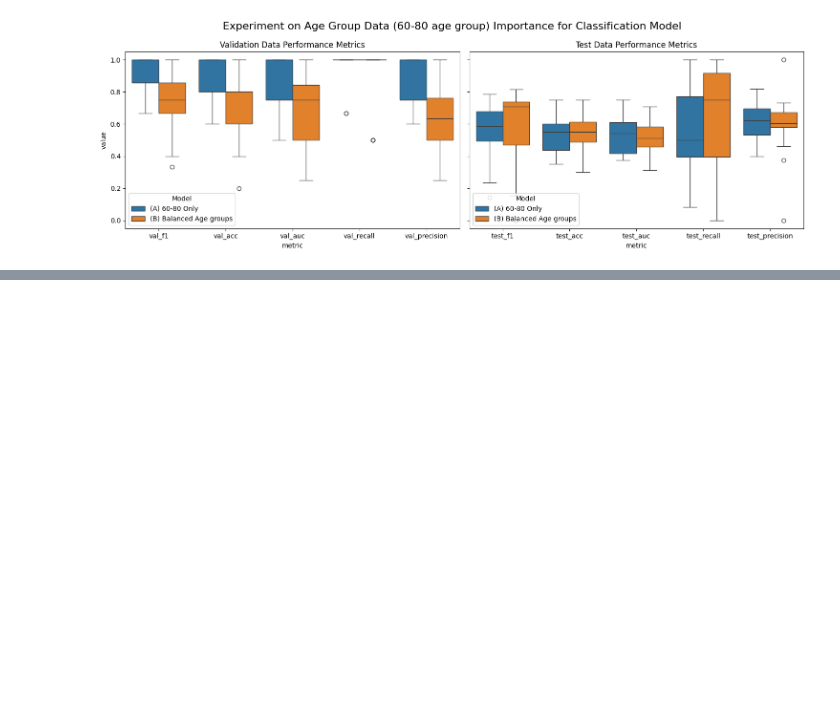
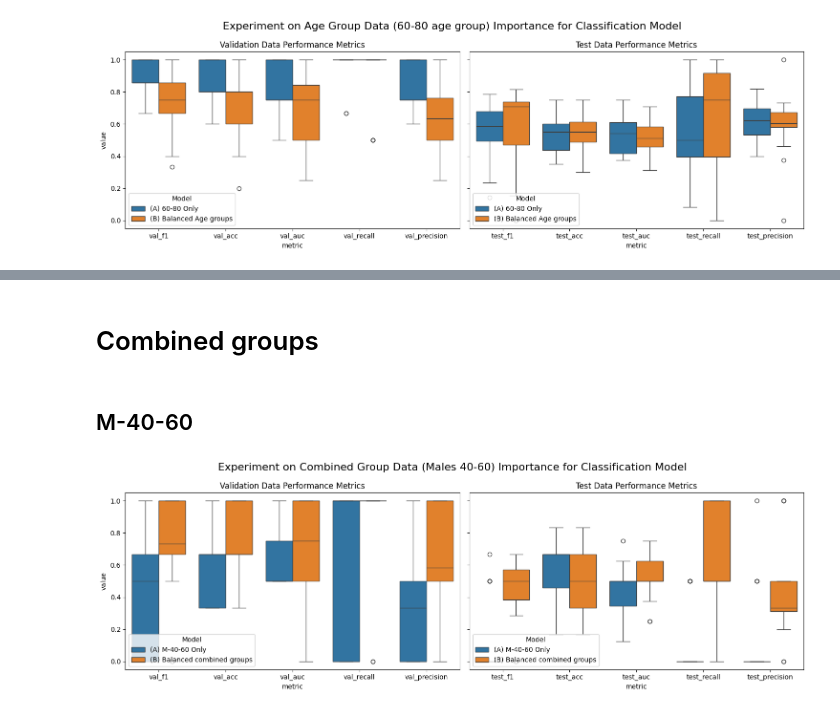
Before and after one commit to mireiafrt/master-thesis, a Jupyter notebook: experiments/experiments_eda.ipynb, the cells around one changed output, grey strips where cells are left out. Saved outputs shown, nothing was run; the diff lists cells and outputs as text; code cells hidden in the pictures; blank space fills up the shorter version.

```diff
--- a/experiments/experiments_eda.ipynb
+++ b/experiments/experiments_eda.ipynb
@@ -95,0 +205,11 @@ plot_results(df_a_60_80,
+# %% [markdown]
+# Combined groups
+# %% [markdown]
+## M-40-60
+# %%
+df_m_40_60 = pd.read_csv("/Users/mireiafrt/Desktop/MASTER/master-thesis/logs/gender_age_experiment_results_40_60_M.csv")
+plot_results(df_m_40_60,
+             title="Experiment on Combined Group Data (Males 40-60) Importance for Classification Model",
+             custom_labels=["(A) M-40-60 Only", "(B) Balanced combined groups"])
+# %% [output]
+[figure, added]
```
Also changed, not shown: parts of 15 cells of this notebook.
